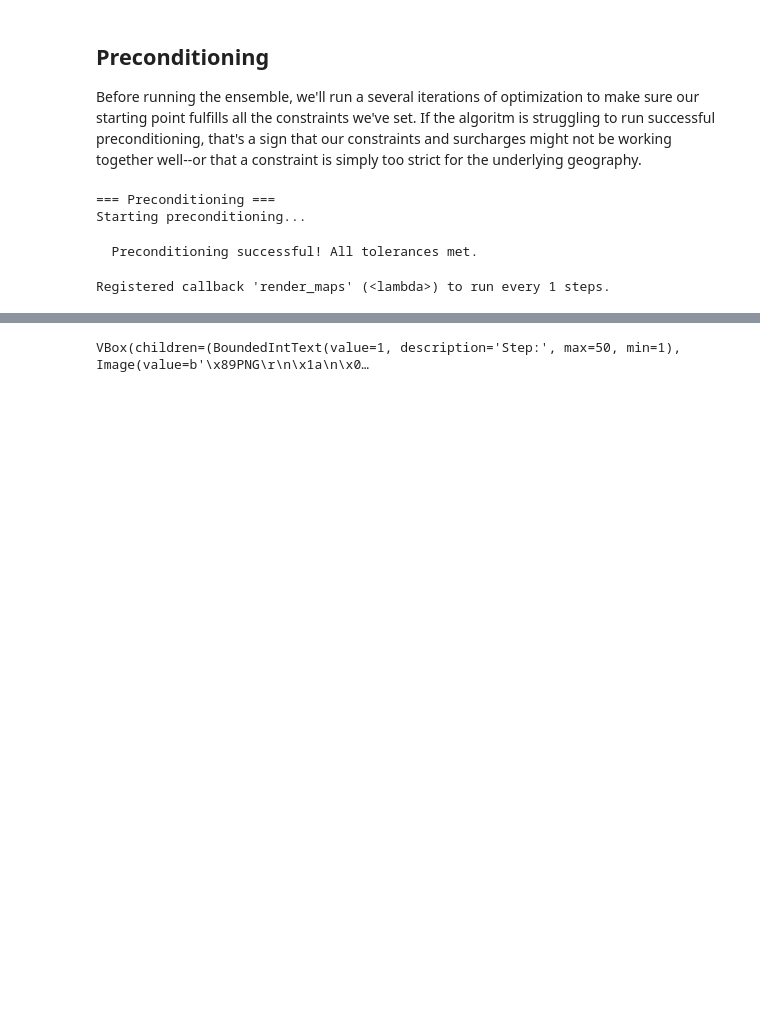
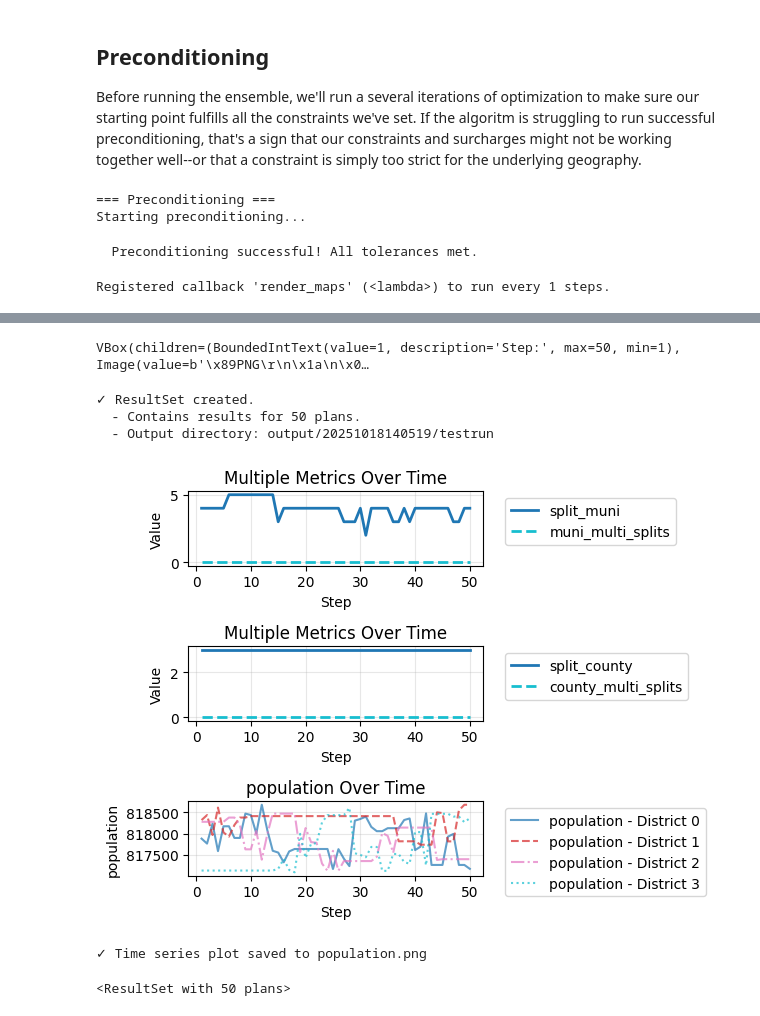
Before and after one commit to samadams8/UT_GerryChain, a Jupyter notebook: 01_configure_sampling.ipynb, the cells around one changed output, grey strips where cells are left out. Saved outputs shown, nothing was run; the diff lists cells and outputs as text; code cells hidden in the pictures; blank space fills up the shorter version.

```diff
--- a/01_configure_sampling.ipynb
+++ b/01_configure_sampling.ipynb
@@ -289,4 +225,21 @@ plt.show()
 # %%
+import utgc.results as gcr
+import matplotlib.pyplot as plt
+
 nbh.map_viewer_widget(os.path.join(config_dir, "testrun/maps"))
+results = gcr.ResultSet(os.path.join(config_dir, "testrun/output.jsonl"))
+
+fig, ax = plt.subplots(3, 1)
+results.plot_metric_over_steps(['split_muni', 'muni_multi_splits'], ax=ax[0])
+results.plot_metric_over_steps(['split_county', 'county_multi_splits'], ax=ax[1])
+results.plot_metric_over_steps(['population'], ax=ax[2])
+plt.tight_layout()
+plt.show()
 # %% [output]
 VBox(children=(BoundedIntText(value=1, description='Step:', max=50, min=1), Image(value=b'\x89PNG\r\n\x1a\n\x0…
+✓ ResultSet created.
+  - Contains results for 50 plans.
+  - Output directory: output/20251018140519/testrun
+[figure, added]
+✓ Time series plot saved to population.png
+<ResultSet with 50 plans>
```
Also changed, not shown: parts of 6 cells of this notebook, 3 other files.
